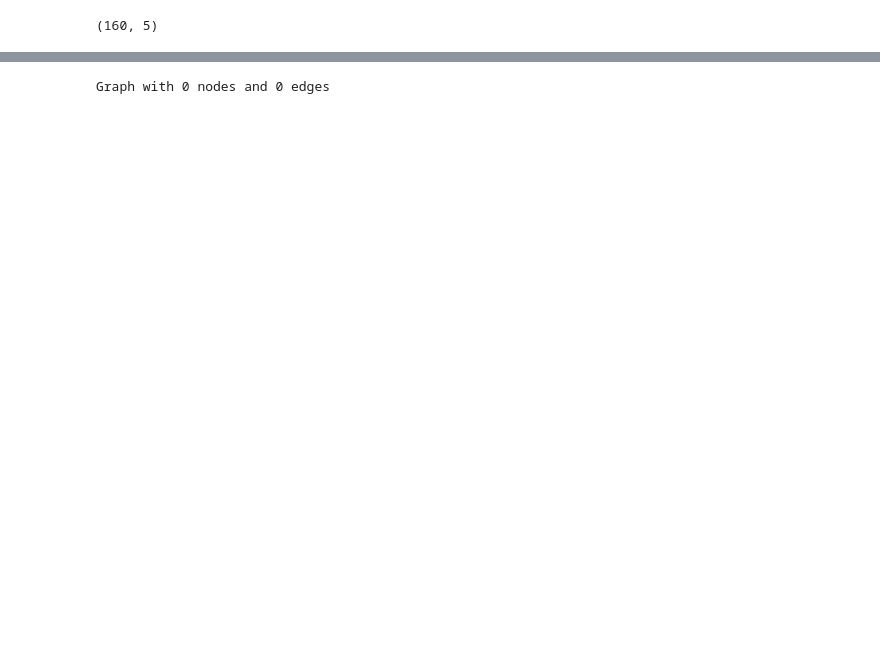
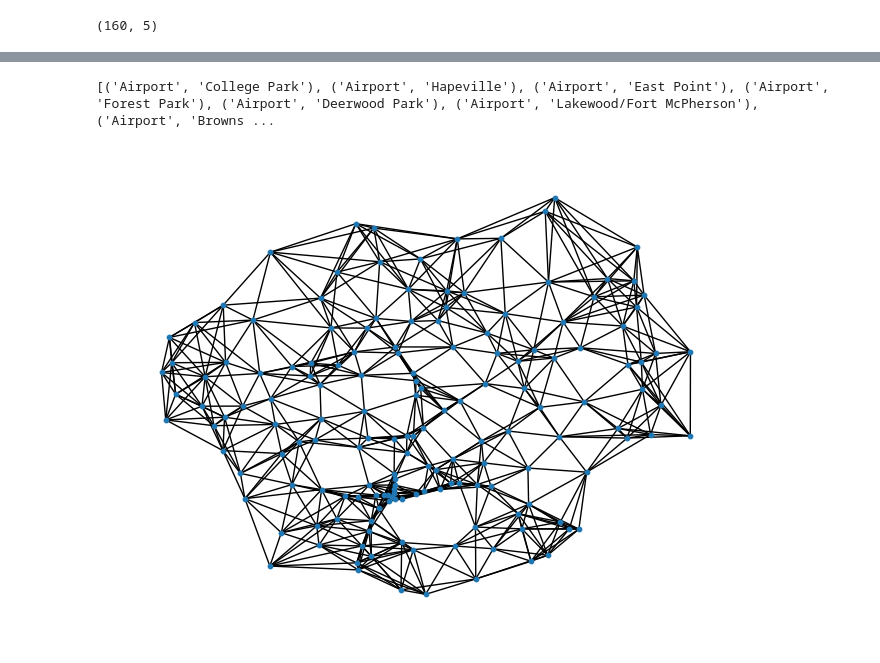
Before and after one commit to StudioMitesh/MARTA-Expansion-Combo, a Jupyter notebook: marta.ipynb, the cells around one changed output, grey strips where cells are left out. Cells and saved outputs as stored; diff of their text form; code cells hidden in the pictures.

Commit message:
got the graph working, need to figure out stuf

```diff
--- a/marta.ipynb
+++ b/marta.ipynb
@@ -106,6 +106,7 @@ class Graph:
 g = Graph(160)
 g.addEdge(1,2)
 # %%
+names = martabase.iloc[:,1]
 latitudes = martabase.iloc[:,2]
 longitudes = martabase.iloc[:,3]
-longitudes*=-1
+longitudes
@@ -112,4 +126,5 @@ longitudes*=-1
 # %%
+npnames = names.to_numpy()
 nplats = latitudes.to_numpy()
 nplongs = longitudes.to_numpy()
 # %%
@@ -183,0 +178,8 @@ array([[6.16280587e-02, 6.28094780e-01],
+# %%
+longs = longs_fin.flatten()
+lats = lats_fin.flatten()
+# %%
+vertices_finnn = pd.DataFrame({'Station': npnames, 'Latitude': lats, 'Longitude': longs})
+
+martagraph = vertices_finnn.set_index('Station')[['Longitude', 'Latitude']].apply(tuple, axis=1).to_dict()
+martagraph
@@ -229,43 +247,50 @@ array([[33.640758  , 84.446341  ],
 # %%
 def distance_formula(x1, y1, x2, y2):
    dist = math.sqrt( (math.pow( (x1 - x2) ,2)) + (math.pow( (y1 - y2) ,2)) )
-   print(dist)
    return dist
 
-def generate_knn_graph(n, k, vertices):
-    G = nx.Graph()
-
-    for v in vertices:
+def knn_edges(n, k, vertices):
+    edges = []
+    for key, v in vertices.items():
         # Values for x1,x2
-        x1 = v[0]
-        y1 = v[1]
+        name = key
+        y1 = v[0]
+        x1 = v[1]
 
         # Calculate distances to other vertices
-        for u in vertices:
-            distances = []
-            try:
-                distances.append((u, distance_formula(x1, y1, u[0], u[1])))
-            except:
-                continue
+        distances = []
+        for key2, u in vertices.items():
+            if u[0]!=y1 and u[1]!=x1:
+                try:
+                    distances.append((u, distance_formula(x1, y1, u[1], u[0])))
+                except Exception as e:
+                    print(f"Error calculating distance: {e}")
 
         # Sort distances
         distances.sort(key=lambda x: x[1])
 
-        # Select k nearest neighbors
-        neighbors = [u for u, _ in distances[:k]]
+        # Select k nearest neighbors and add edges
+        for u, _ in distances[:k]:
+            val = {i for i in martagraph if martagraph[i]==u}
+            va = val.pop()
+            edges.append((name, va))
 
-        # Add edges
-        G.add_edges_from([(v, u) for u in neighbors])
+    return edges
 
-    return G
+G = nx.Graph()
 
-graph = generate_knn_graph(160, 7, vertices_f)
-print(graph)
+# Step 3: Add nodes and edges
+for name, coordinates in martagraph.items():
+    G.add_node(name, pos=coordinates)  # Add node with 'pos' attribute
+
+edges = knn_edges(160, 8, martagraph)
+print(edges)
+G.add_edges_from(edges)
 
 # Plot the graph
-#pos = {i: vertices_final[i] for i in range(160)}
-nx.draw(graph)
+pos = nx.get_node_attributes(G, 'pos')
+nx.draw(G, pos, with_labels=False, node_size=10)
 plt.show()
 # %% [output]
-Graph with 0 nodes and 0 edges
+[('Airport', 'College Park'), ('Airport', 'Hapeville'), ('Airport', 'East Point'), ('Airport', 'Forest Park'), ('Airport', 'Deerwood Park'), ('Airport', 'Lakewood/Fort McPherson'), ('Airport', 'Browns ...
-[figure, old version]
+[figure, new version]
```
Also changed, not shown: parts of 10 cells of this notebook.
